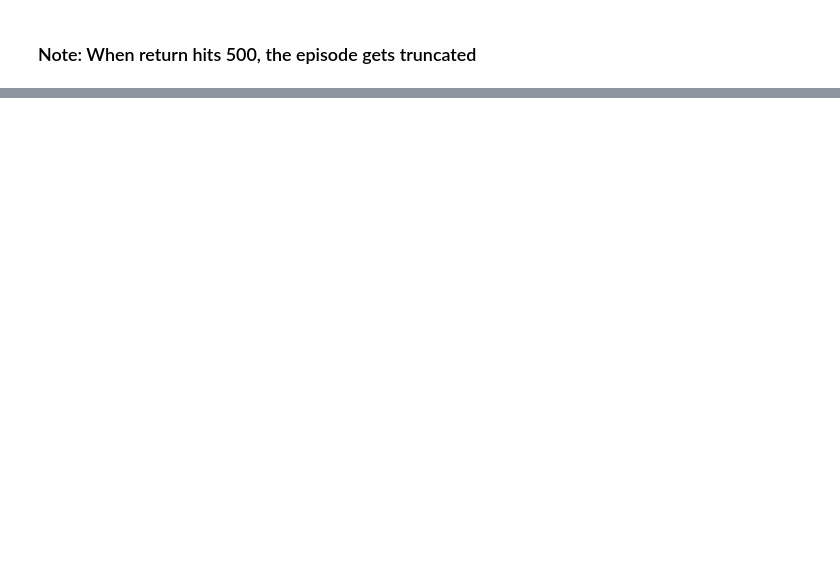
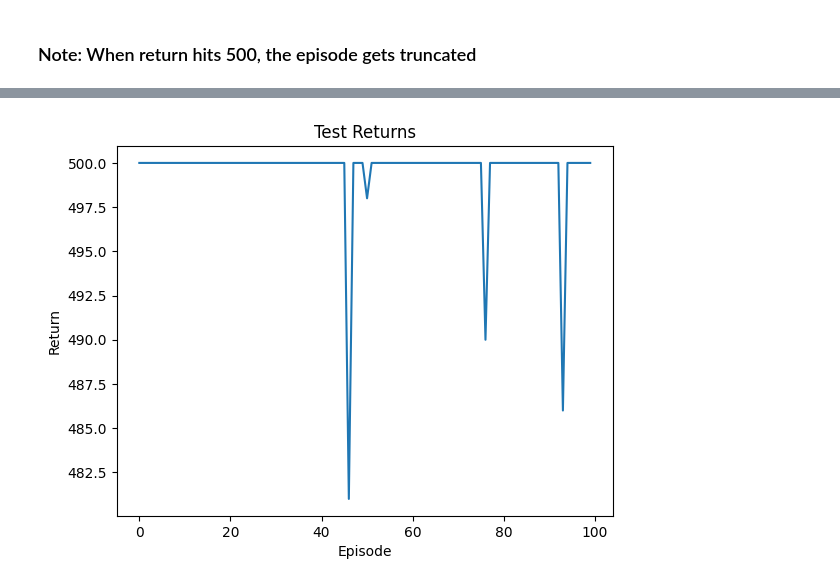
Before and after one commit to s0han24/non_tabular_rl, a Jupyter notebook: dqn_cartpole.ipynb, the cells around one changed output, grey strips where cells are left out. Saved outputs shown, nothing was run; the diff lists cells and outputs as text; code cells hidden in the pictures; blank space fills up the shorter version.

```diff
--- a/dqn_cartpole.ipynb
+++ b/dqn_cartpole.ipynb
@@ -61,7 +61,7 @@ if torch.cuda.is_available():
 np.bool8 = np.bool
 # %%
 hidden_layer_size = 128
-num_episodes = 10000  if torch.cuda.is_available() or torch.backends.mps.is_available() else 500
+num_episodes = 5000  if torch.cuda.is_available() or torch.backends.mps.is_available() else 500
 batch_size = 256
 gamma = 0.99
 initial_epsilon = 0.9
@@ -332,0 +239,33 @@ plt.show()
+# %%
+# testing the policy
+test_returns = []
+
+for _ in tqdm(range(100)):
+    test_return = 0
+    state, info = env.reset()
+    while True:
+        with torch.no_grad():
+            state_tensor = torch.FloatTensor(state).unsqueeze(0).to(device)
+            q_values = model(state_tensor)
+            action = q_values.argmax().item()
+            result = env.step(action)
+        if len(result) == 5:
+            next_state, reward, done, truncated, info = result
+            done = done or truncated
+        else:
+            next_state, reward, done, info = result
+            done = done
+        test_return += reward
+        state = next_state
+        if done:
+            test_returns.append(test_return)
+            break
+env.close()
+# %%
+plt.plot(test_returns)
+plt.xlabel('Episode')
+plt.ylabel('Return')
+plt.title('Test Returns')
+plt.show()
+# %% [output]
+[figure, added]
```
Also changed, not shown: parts of 10 cells of this notebook.
